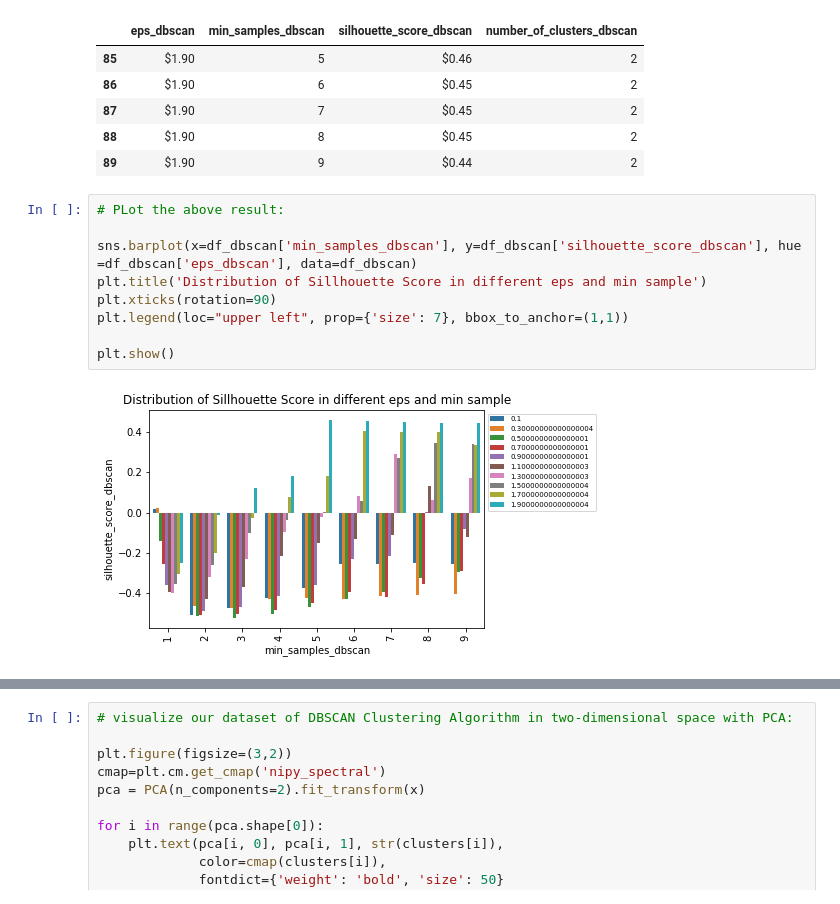
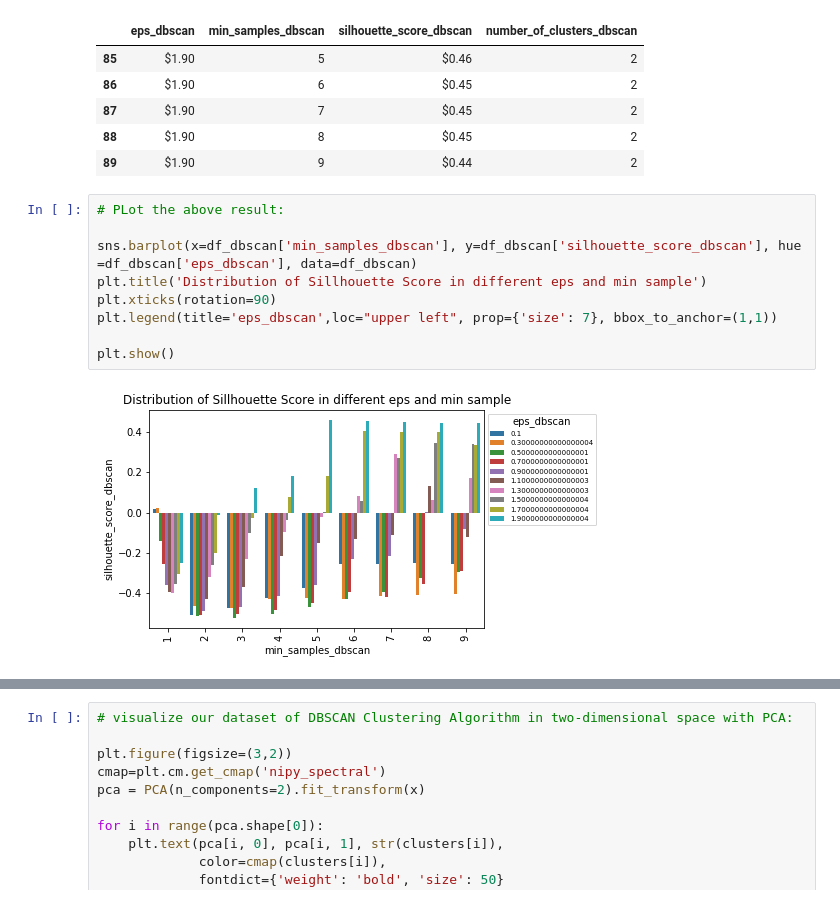
Before and after one commit to parichehrma/PariMa1, a Jupyter notebook: Capstone of Unsupervised learning.ipynb, the cells around one changed output, grey strips where cells are left out. Drawn from its saved outputs; the diff is of its cells as text.

```diff
--- a/Capstone of Unsupervised learning.ipynb
+++ b/Capstone of Unsupervised learning.ipynb
@@ -868,14 +868,14 @@ df_dbscan.sort_values(by='silhouette_score_dbscan', ascending=False).head(5)
 # %%
 # PLot the above result:
 
 sns.barplot(x=df_dbscan['min_samples_dbscan'], y=df_dbscan['silhouette_score_dbscan'], hue =df_dbscan['eps_dbscan'], data=df_dbscan)
 plt.title('Distribution of Sillhouette Score in different eps and min sample')
 plt.xticks(rotation=90)
-plt.legend(loc="upper left", prop={'size': 7}, bbox_to_anchor=(1,1))
+plt.legend(title='eps_dbscan',loc="upper left", prop={'size': 7}, bbox_to_anchor=(1,1))
 
 plt.show()
 # %% [output]
-[figure, old version]
+[figure, new version]
 # %%
 # Defining the DBSCAN clustering method:
 
```
Also changed, not shown: parts of 22 cells of this notebook.
